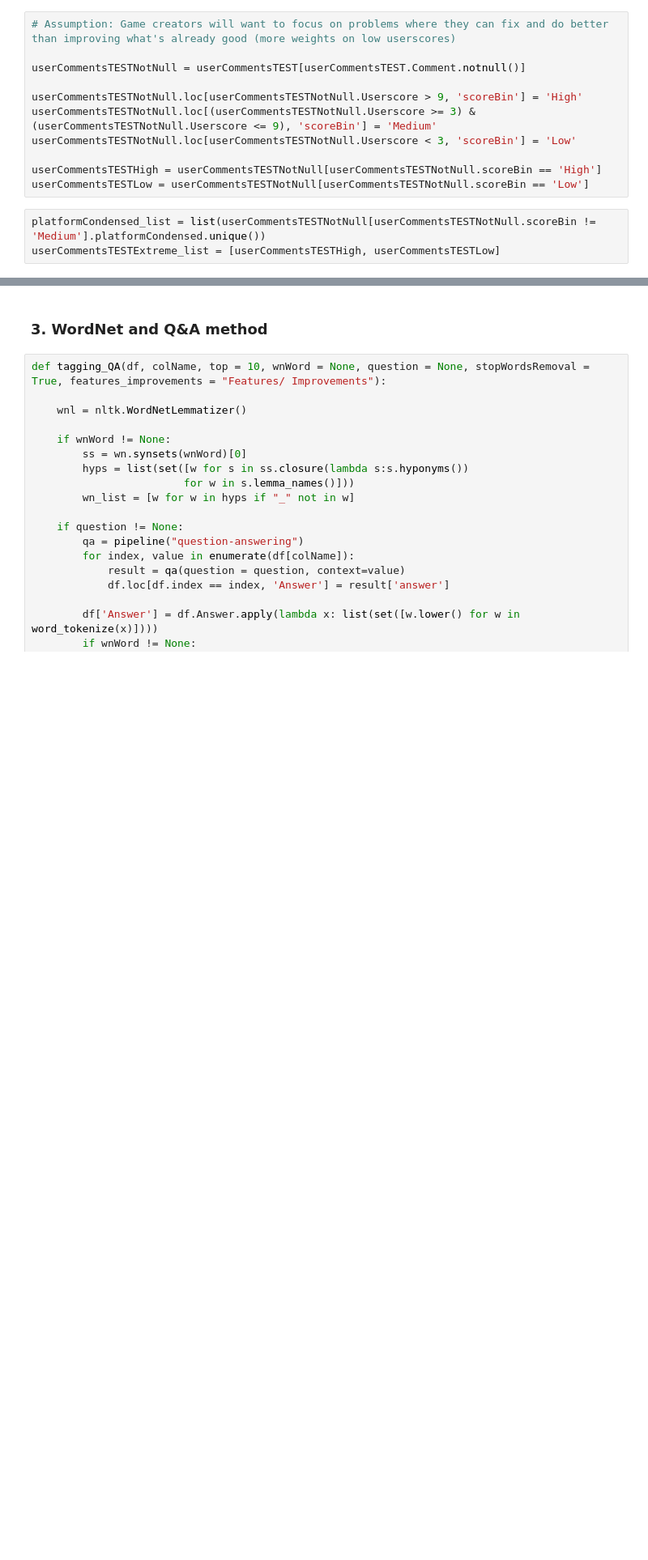
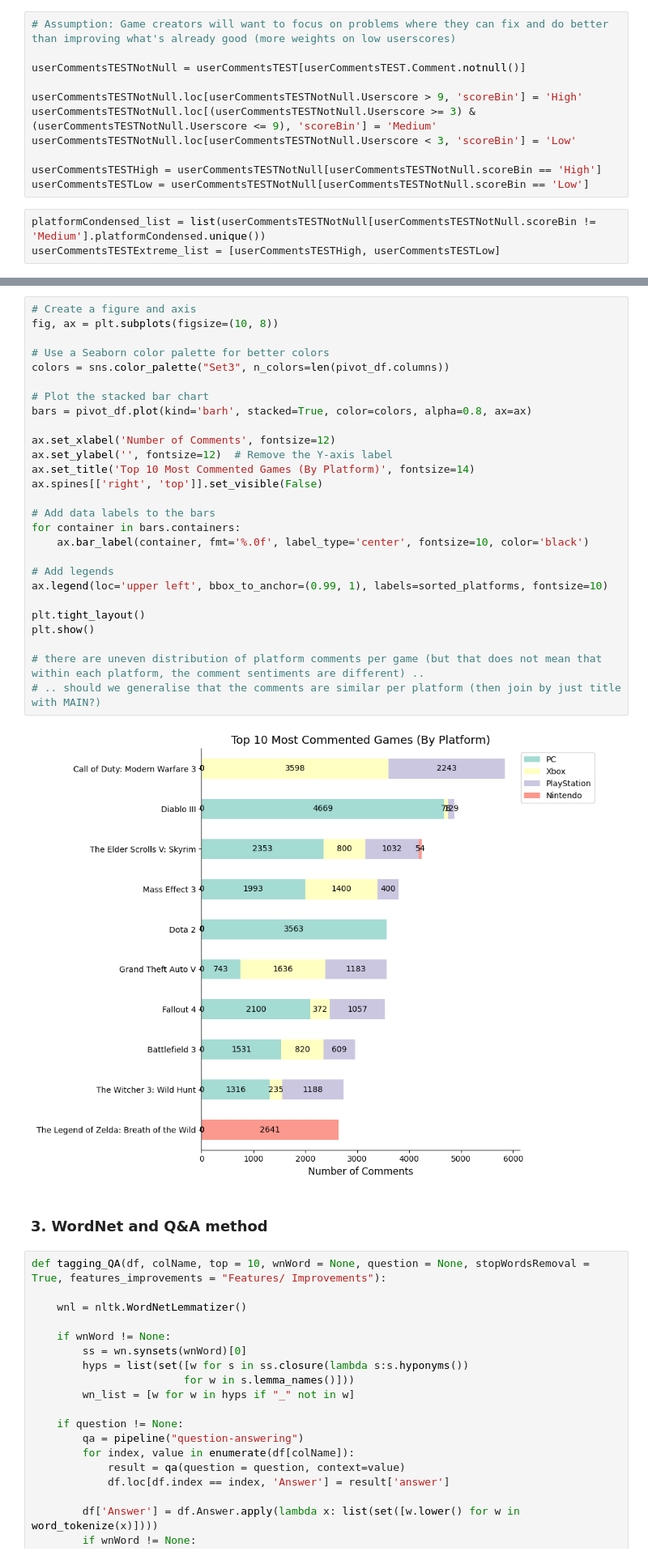
Before and after one commit to wd686/EBAC, a Jupyter notebook: Modelling/Text Analytics/FeaturesandImprovements.ipynb, the cells around one changed output, grey strips where cells are left out. Shown at 81% size. Cells and saved outputs as stored; diff of their text form; blank space fills up the shorter version.

```diff
--- a/Modelling/Text Analytics/FeaturesandImprovements.ipynb
+++ b/Modelling/Text Analytics/FeaturesandImprovements.ipynb
@@ -147,3 +189,32 @@ userCommentsTESTExtreme_list = [userCommentsTESTHigh, userCommentsTESTLow]
+# %%
+# Create a figure and axis
+fig, ax = plt.subplots(figsize=(10, 8))
+
+# Use a Seaborn color palette for better colors
+colors = sns.color_palette("Set3", n_colors=len(pivot_df.columns))
+
+# Plot the stacked bar chart
+bars = pivot_df.plot(kind='barh', stacked=True, color=colors, alpha=0.8, ax=ax)
+
+ax.set_xlabel('Number of Comments', fontsize=12)
+ax.set_ylabel('', fontsize=12)  # Remove the Y-axis label
+ax.set_title('Top 10 Most Commented Games (By Platform)', fontsize=14)
+ax.spines[['right', 'top']].set_visible(False)
+
+# Add data labels to the bars
+for container in bars.containers:
+    ax.bar_label(container, fmt='%.0f', label_type='center', fontsize=10, color='black')
+
+# Add legends
+ax.legend(loc='upper left', bbox_to_anchor=(0.99, 1), labels=sorted_platforms, fontsize=10)
+
+plt.tight_layout()
+plt.show()
+
+# there are uneven distribution of platform comments per game (but that does not mean that within each platform, the comment sentiments are different) ..
+# .. should we generalise that the comments are similar per platform (then join by just title with MAIN?)
+# %% [output]
+[figure, added]
 # %% [markdown]
 ### 3. WordNet and Q&A method
 # %%
```
Also changed, not shown: parts of 7 cells of this notebook.
